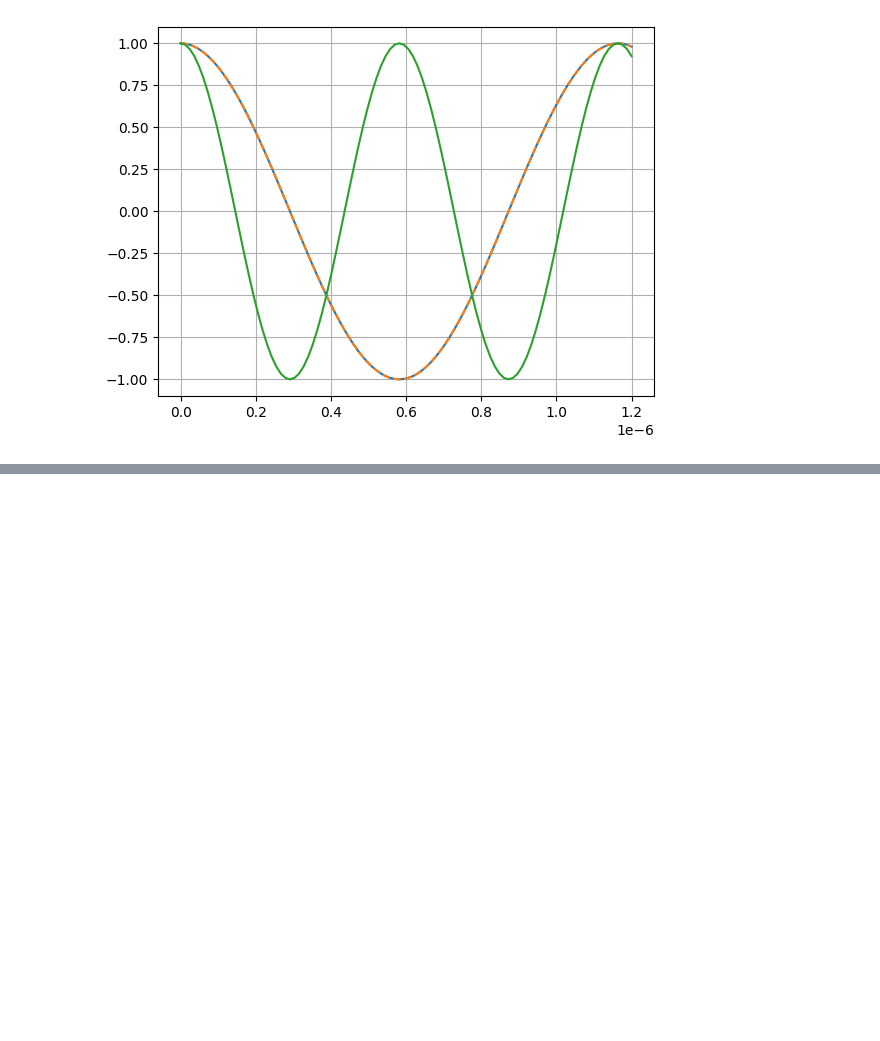
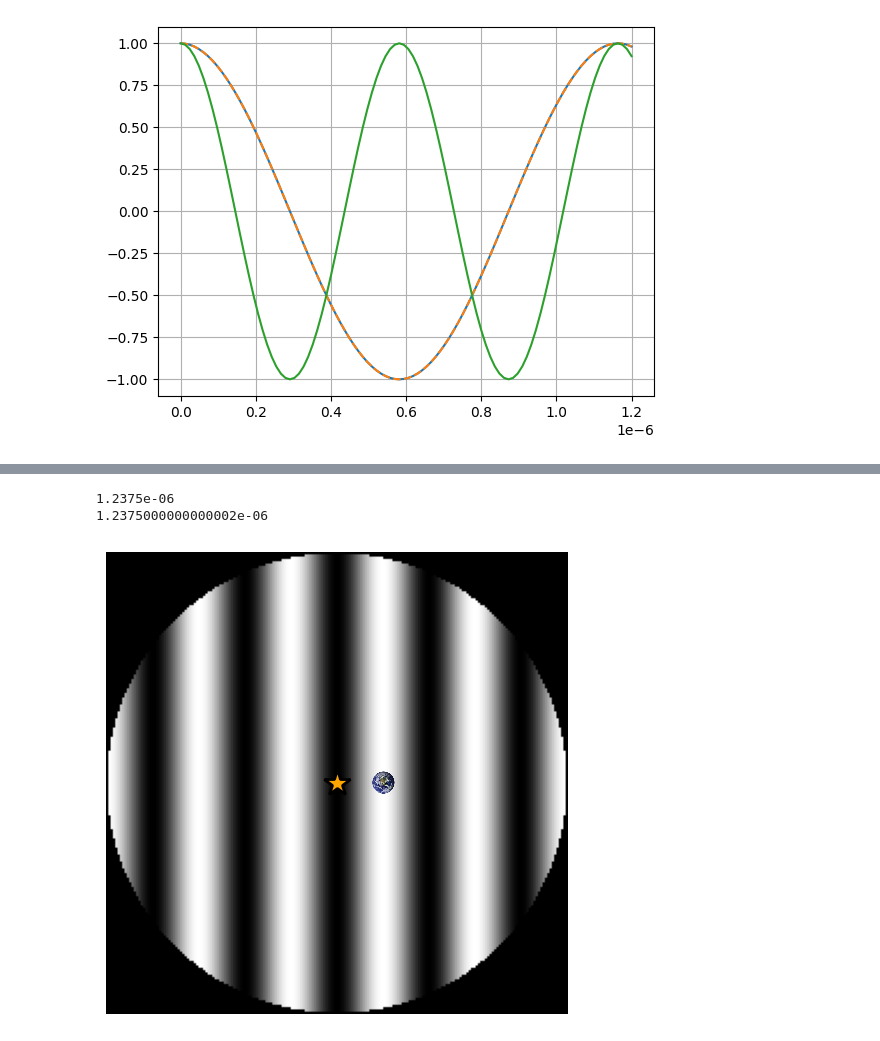
Before and after one commit to nviebig/Grating-Nuller-Analysis, a Jupyter notebook: Code/main_calculations.ipynb, the cells around one changed output, grey strips where cells are left out. Cells and saved outputs as stored; diff of their text form; code cells hidden in the pictures; blank space fills up the shorter version.

```diff
--- a/Code/main_calculations.ipynb
+++ b/Code/main_calculations.ipynb
@@ -297,0 +503,63 @@ KeyboardInterrupt:
+# %%
+a_min = lambda n: Lambda/2 * (3/4 + n)
+print(a_min(0))
+print(a_fkt_min(0))
+# %% [output]
+1.2375e-06
+1.2375000000000002e-06
+# %%
+import numpy as np
+import matplotlib.pyplot as plt
+from matplotlib.offsetbox import OffsetImage, AnnotationBbox
+from matplotlib.cbook import get_sample_data
+
+# Parameter für das Interferenzmuster
+lambda_ = 500e-9   # Wellenlänge des Lichts (500 nm)
+b = 3e-3           # Abstand zwischen den Teleskopen (1 mm)
+k = 2 * np.pi / lambda_  # Wellenzahl
+size = 200       # Bildgröße in Pixeln
+fringe_scale = 10  # Skalierung der Fransenbreite
+
+# Erstellen eines 2D-Gitters
+x = np.linspace(-1, 1, size)
+y = np.linspace(-1, 1, size)
+X, Y = np.meshgrid(x, y)
+
+# Berechnen der radialen Position (Abstand vom Mittelpunkt)
+R = np.sqrt(X**2 + Y**2)
+
+# Intensitätsmuster für das Interferenzbild
+I_star = 0.5 * (1 + np.cos(k * fringe_scale * X))  # Fransenmuster in x-Richtung
+
+# Maske für runden Rand (um das Bild kreisförmig zu machen)
+circular_mask = R <= 1
+
+# Anwenden der Maske
+I_total = I_star * circular_mask
+
+# Plotten des Interferenzmusters
+plt.figure(figsize=(6, 6))
+plt.imshow(I_total, cmap='gray', extent=(-1, 1, -1, 1))
+
+# Stern-Markierung hinzufügen
+plt.plot(0, 0, marker='*', color='orange', markersize=20, markeredgewidth=2, markeredgecolor='black')
+
+# Bild der Erde laden und als Planeten markieren
+# (hier muss der Pfad zu deinem Bild der Erde eingefügt werden)
+earth_img_path = "Earth.png"  # Ersetze mit deinem Bildpfad
+earth_image = plt.imread(earth_img_path)
+
+# Position für das Bild der Erde festlegen
+planet_pos_x = 0.2  # Berechnete Position für den Planeten
+planet_pos_y = 0.0
+
+# Bild skalieren und an Position einfügen
+imagebox = OffsetImage(earth_image, zoom=0.015)  # Passe 'zoom' für die Bildgröße an
+ab = AnnotationBbox(imagebox, (planet_pos_x, planet_pos_y), frameon=False)
+plt.gca().add_artist(ab)
+
+# Entfernen der Achsen und Anzeigen des Bildes
+plt.axis('off')
+plt.show()
+# %% [output]
+[figure, added]
```
Also changed, not shown: parts of 12 cells of this notebook, 10 other files.
